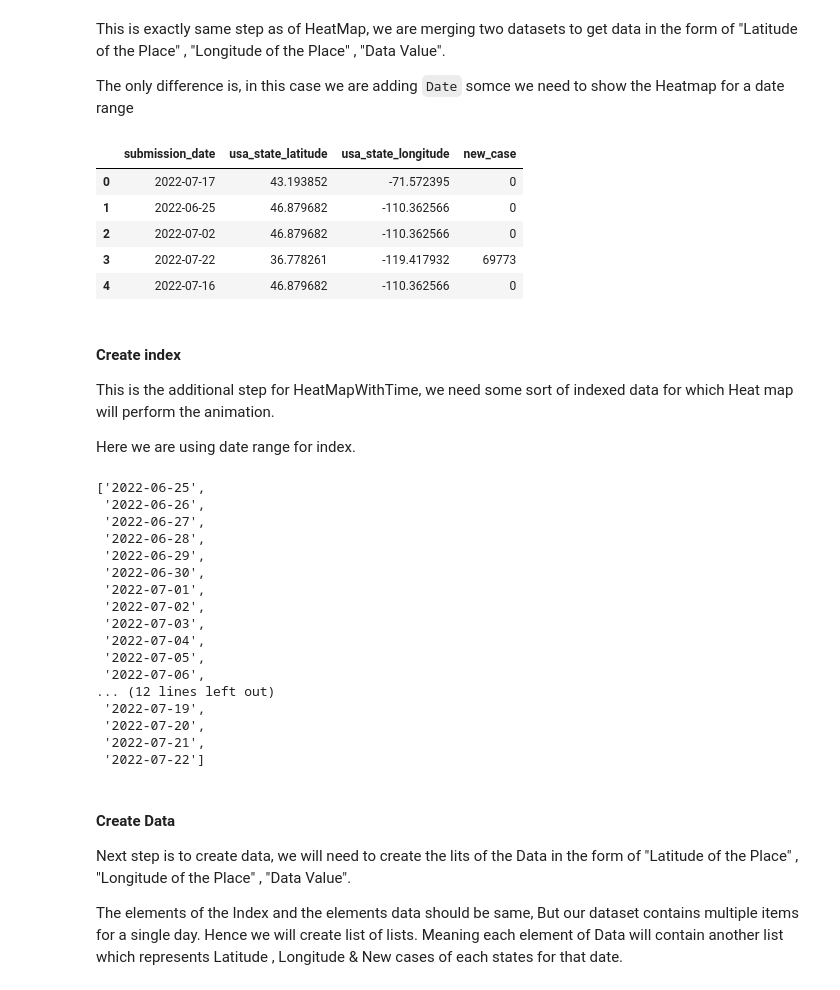
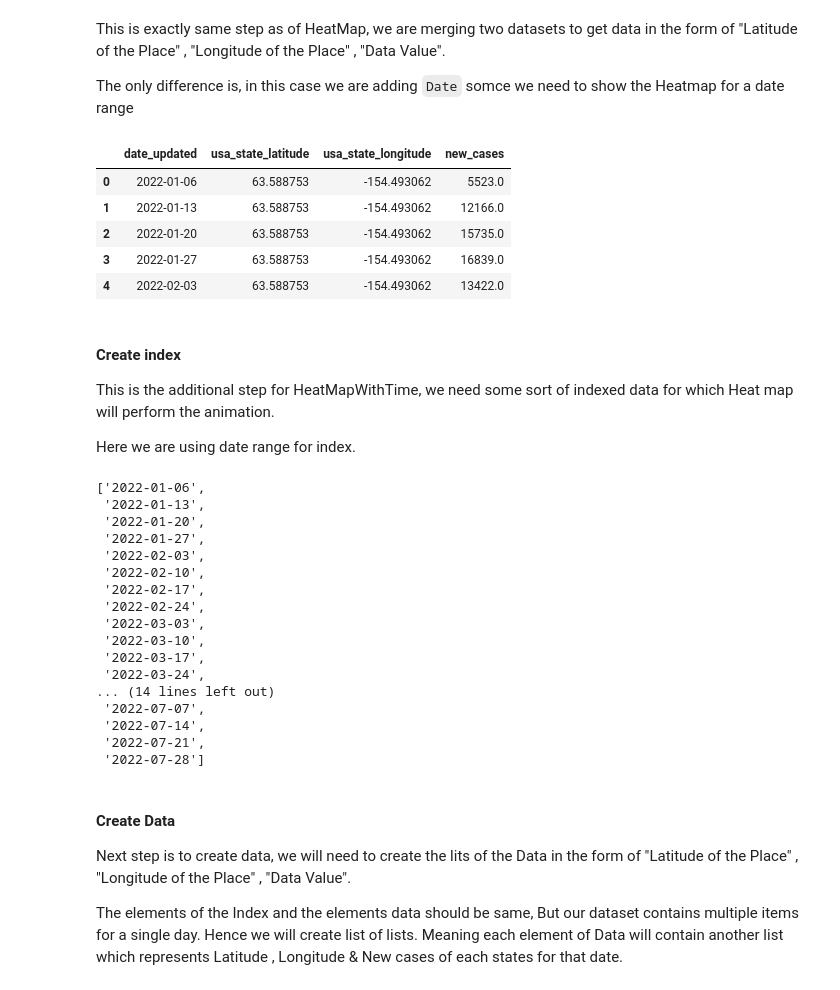
Before and after one commit to vinodvidhole/folium-heatmaps, a Jupyter notebook: interesting-heatmaps-using-python-folium.ipynb, the cells around one changed output. Drawn from its saved outputs; the diff is of its cells as text; code cells hidden in the pictures.

```diff
--- a/interesting-heatmaps-using-python-folium.ipynb
+++ b/interesting-heatmaps-using-python-folium.ipynb
@@ -107,7 +106,7 @@ We are going to generate the HeatMap of the **new COVID-19 cases** for any singl
 #### Download COVID-19 Cases dataset into Pandas DataFrame
 Using read_csv() to load the data
 # %%
-covid_url = 'https://data.cdc.gov/api/views/9mfq-cb36/rows.csv?accessType=DOWNLOAD'
+covid_url = 'https://data.cdc.gov/resource/pwn4-m3yp.csv'
 uscovid_df = pd.read_csv(covid_url)
 uscovid_df.head()
 # %% [output]
@@ -156,0 +137,11 @@ T-30      : 2022-06-24
+# %%
+today = datetime.today()
+filterdate = '2022-07-21'
+fromdate = '2022-01-01'
+todate = '2022-07-30'
+today = today.strftime("%Y-%m-%d")
+
+print("Today      :",today ,
+    "\nfilterdate :",filterdate ,
+    "\nfromdate   :",fromdate ,
+    "\ntodate     :",todate  )
@@ -161,9 +157,9 @@ All the required data is available , now Lets pre-process the data so it can be
 
 As mentioned above, we will be using single day data. In this case I am filtering Three days back data.
 # %%
-#Converting submission_date to datetime
-uscovid_df["submission_date"] = pd.to_datetime(uscovid_df.submission_date)
+#Converting date_updated to datetime
+uscovid_df["date_updated"] = pd.to_datetime(uscovid_df.date_updated)
 #Filtering Three days back data
-uscovid_single_df = uscovid_df[uscovid_df['submission_date'] == threedays]
+uscovid_single_df = uscovid_df[uscovid_df['date_updated'] == filterdate]
 uscovid_single_df.head()
 # %% [output]
@@ -225,4 +220,4 @@ As mentioned above, we will filter out last 30 days of the data.
 # %%
-uscovid_currentmonth_df = uscovid_df[(uscovid_df['submission_date'] > thirty_days_ago)]
+uscovid_currentmonth_df = uscovid_df[(uscovid_df['date_updated'] > fromdate) & (uscovid_df['date_updated'] < todate) ]
 uscovid_currentmonth_df.sample(5)
 # %% [output]
@@ -237,42 +232,42 @@ This is exactly same step as of HeatMap, we are merging two datasets to get data
 
 The only difference is, in this case we are adding `Date` somce we need to show the Heatmap for a date range
 # %%
-covid_heatmaptime_df = uscovid_currentmonth_df.merge(location_df, left_on='state', right_on='usa_state_code', how='left')[['submission_date','usa_state_latitude','usa_state_longitude','new_case']]
+covid_heatmaptime_df = uscovid_currentmonth_df.merge(location_df, left_on='state', right_on='usa_state_code', how='left')[['date_updated','usa_state_latitude','usa_state_longitude','new_cases']]
 covid_heatmaptime_df.dropna(inplace=True)
 covid_heatmaptime_df.head()
 # %% [output]
-|  | submission_date | usa_state_latitude | usa_state_longitude | new_case |
-| 0 | 2022-07-17 | 43.193852 | -71.572395 | 0 |
-| 1 | 2022-06-25 | 46.879682 | -110.362566 | 0 |
-| 2 | 2022-07-02 | 46.879682 | -110.362566 | 0 |
-| 3 | 2022-07-22 | 36.778261 | -119.417932 | 69773 |
-| 4 | 2022-07-16 | 46.879682 | -110.362566 | 0 |
+|  | date_updated | usa_state_latitude | usa_state_longitude | new_cases |
+| 0 | 2022-01-06 | 63.588753 | -154.493062 | 5523.0 |
+| 1 | 2022-01-13 | 63.588753 | -154.493062 | 12166.0 |
+| 2 | 2022-01-20 | 63.588753 | -154.493062 | 15735.0 |
+| 3 | 2022-01-27 | 63.588753 | -154.493062 | 16839.0 |
+| 4 | 2022-02-03 | 63.588753 | -154.493062 | 13422.0 |
 # %% [markdown]
 #### Create index
 This is the additional step for HeatMapWithTime, we need some sort of indexed data for which Heat map will perform the animation.
 
 Here we are using date range for index.
 # %%
-time_index = list(covid_heatmaptime_df['submission_date'].sort_values().astype('str').unique())
+time_index = list(covid_heatmaptime_df['date_updated'].sort_values().astype('str').unique())
 time_index
 # %% [output]
-['2022-06-25',
- '2022-06-26',
- '2022-06-27',
- '2022-06-28',
- '2022-06-29',
- '2022-06-30',
- '2022-07-01',
- '2022-07-02',
- '2022-07-03',
- '2022-07-04',
- '2022-07-05',
- '2022-07-06',
-... (12 lines left out)
- '2022-07-19',
- '2022-07-20',
+['2022-01-06',
+ '2022-01-13',
+ '2022-01-20',
+ '2022-01-27',
+ '2022-02-03',
+ '2022-02-10',
+ '2022-02-17',
+ '2022-02-24',
+ '2022-03-03',
+ '2022-03-10',
+ '2022-03-17',
+ '2022-03-24',
+... (14 lines left out)
+ '2022-07-07',
+ '2022-07-14',
  '2022-07-21',
- '2022-07-22']
+ '2022-07-28']
 # %% [markdown]
 #### Create Data
 
```
Also changed, not shown: parts of 15 cells of this notebook.
